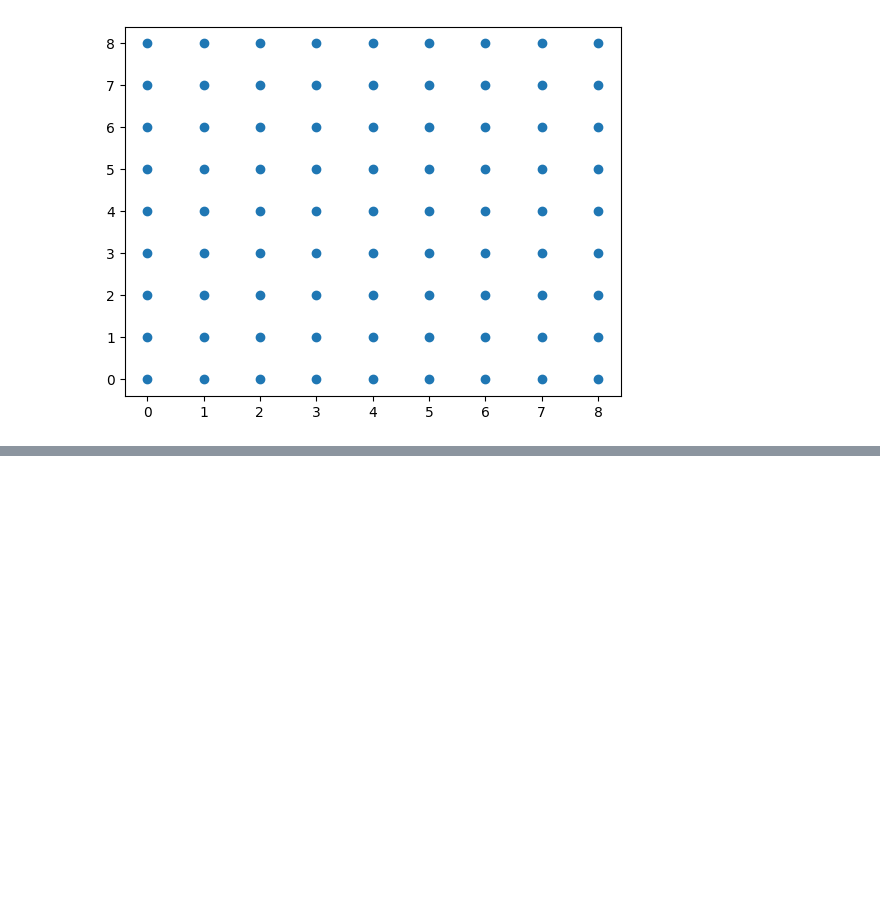
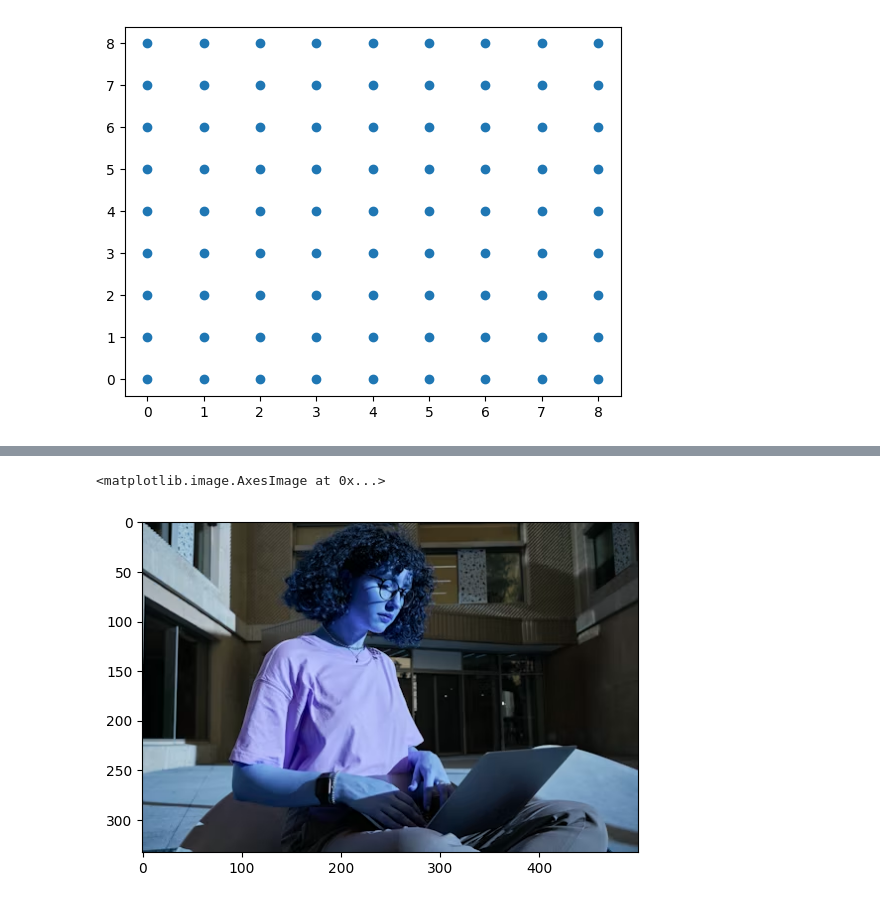
Before and after one commit to tusharviradiya/ai-ml, a Jupyter notebook: NumPy/Interview_questions/interview_questions.ipynb, the cells around one changed output, grey strips where cells are left out. Drawn from its saved outputs; the diff is of its cells as text; code cells hidden in the pictures; blank space fills up the shorter version.

```diff
--- a/NumPy/Interview_questions/interview_questions.ipynb
+++ b/NumPy/Interview_questions/interview_questions.ipynb
@@ -51,0 +121,6 @@ fig.show()
+# %%
+# flip
+plt.imshow(np.flip(img, axis=1))
+# %% [output]
+<matplotlib.image.AxesImage at 0x...>
+[figure, added]
```
Also changed, not shown: parts of 19 cells of this notebook, 2 other files.
